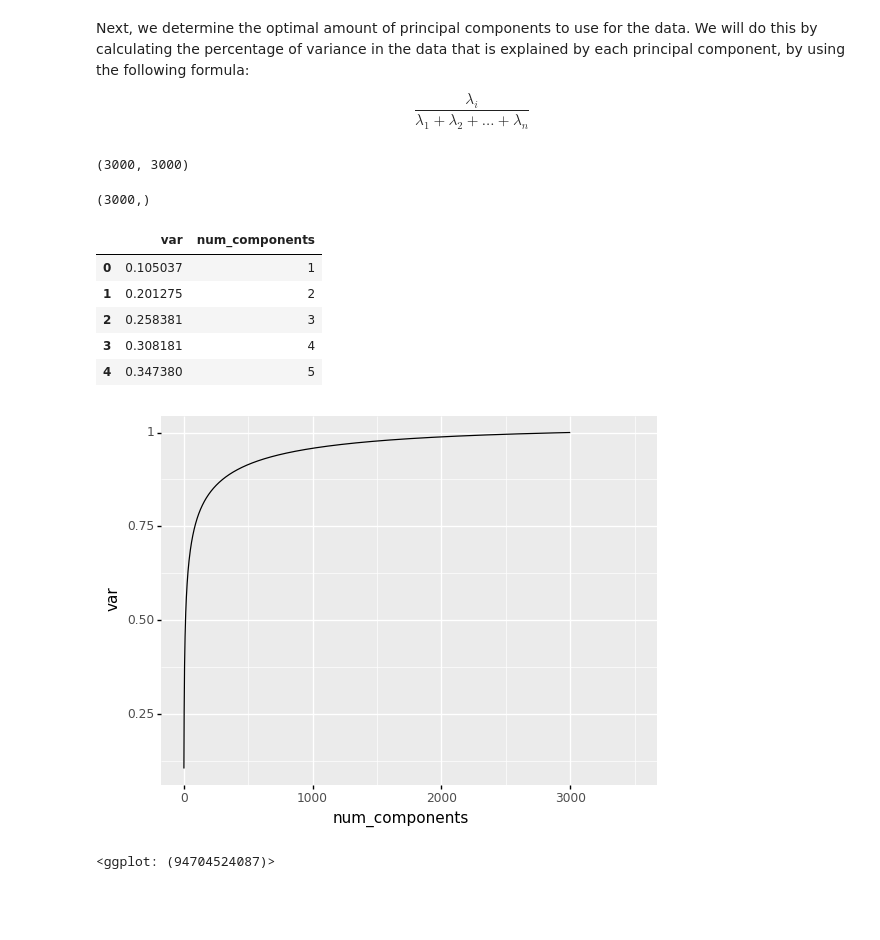
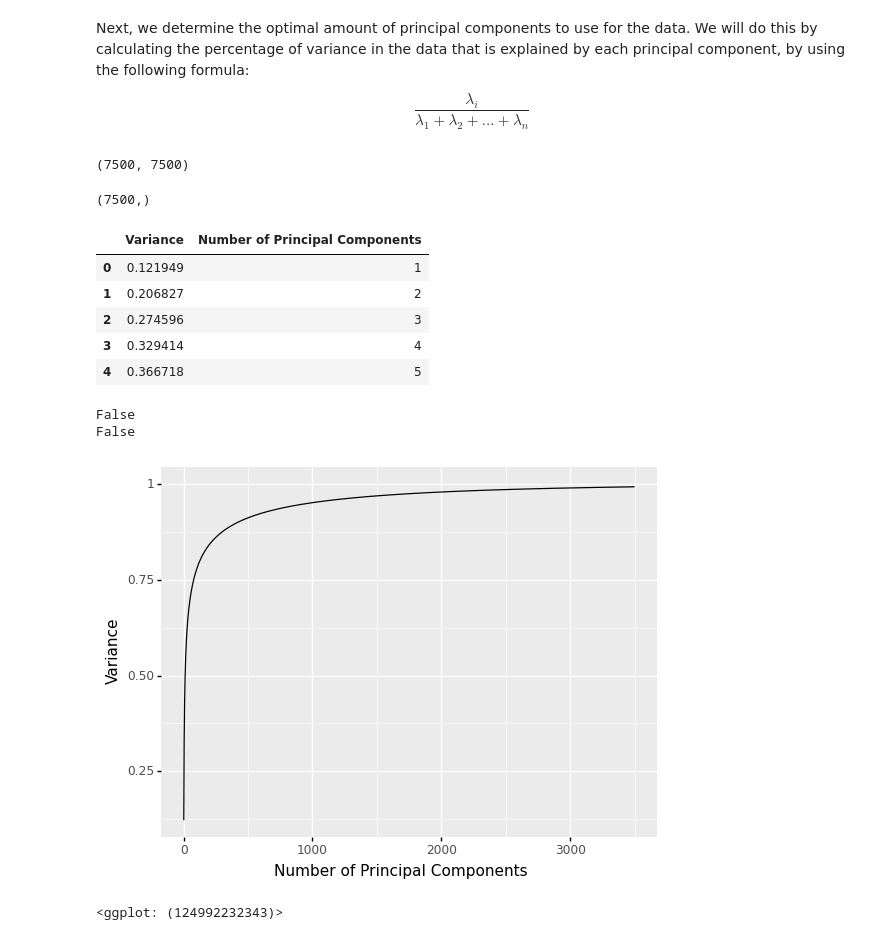
Before and after one commit to Sgipn/Vehicle_Classification, a Jupyter notebook: notebooks/project_draft.ipynb, the cells around one changed output. Saved outputs shown, nothing was run; the diff lists cells and outputs as text; code cells hidden in the pictures; blank space fills up the shorter version.

Commit message:
dat to nxp, standardize by col, set relative paths

```diff
--- a/notebooks/project_draft.ipynb
+++ b/notebooks/project_draft.ipynb
@@ -175,10 +179,10 @@ img_array = img_array.astype("float32")
 savez_compressed("img_array.npz", img_array)
 # %%
 #load in data matrix:
-dat = np.load("C:/Users/Workman/Documents/STA142A_W22/img_array.npz")
+dat = np.load("img_array.npz")
 
 #extract data matrix from npz file:
-dat = dat["arr_0"].T
+dat = dat["arr_0"]
 # %%
 print(np.shape(dat))
 #convert datatype to float32:
@@ -200,11 +199,9 @@ np.all(dat) == np.all(dat.T)
 # %% [output]
 True
 # %%
-#subtract column means from respective columns:
-dat_mean = dat - np.mean(dat, axis = 0)
-dat_mean = dat_mean
-print(1)
+#standardize each value by its column mean and column standard deviation:
+dat_standard = (dat - np.mean(dat, axis = 0))/np.std(dat,axis=0)
 #calculate covariance matrix of meaned data:
-cov_mat = np.cov(dat_mean, rowvar = False)
+cov_mat = np.cov(dat_standard, rowvar = False)
 print(np.shape(cov_mat))
 # %% [output]
@@ -213,6 +209,6 @@ print(np.shape(cov_mat))
 # %%
-#compute eigenvalues and eigenvectors of covariance matrix:
-evals, evecs = sp.sparse.linalg.eigsh(cov_mat, k = 3000, tol = 1e-5)
+# Compute eigenvalues and eigenvectors of covariance matrix:
+evals, evecs = np.linalg.eig(cov_mat) #, k = 3000, tol = 1e-5
 print(3)
 #order the eigenvalues/vectors in descending order:
 index = np.argsort(evals)[::-1]
@@ -235,34 +252,40 @@ var_explained = [var_func(evals_sort) for i in evals_sort]
 # %%
 print(np.shape(var_explained))
 # %% [output]
-(3000, 3000)
+(7500, 7500)
 # %%
 var_explained = np.cumsum(var_explained[0])
 print(np.shape(var_explained))
 # %% [output]
-(3000,)
+(7500,)
 # %%
 plot_df = pd.DataFrame(data = {
-    "var":np.real(var_explained),
-    "num_components": list(range(1,len(var_explained)+1))
+    "Variance":np.real(var_explained),
+    "Number of Principal Components": list(range(1,len(var_explained)+1))
 })
 
 plot_df.head()
 # %% [output]
-|  | var | num_components |
-| 0 | 0.105037 | 1 |
-| 1 | 0.201275 | 2 |
-| 2 | 0.258381 | 3 |
-| 3 | 0.308181 | 4 |
-| 4 | 0.347380 | 5 |
+|  | Variance | Number of Principal Components |
+| 0 | 0.121949 | 1 |
+| 1 | 0.206827 | 2 |
+| 2 | 0.274596 | 3 |
+| 3 | 0.329414 | 4 |
+| 4 | 0.366718 | 5 |
+# %%
+print(plot_df['Number of Principal Components'].isnull().values.any())
+print(plot_df['Variance'].isnull().values.any())
+# %% [output]
+False
+False
 # %%
-#create plot:
+#: Variance against Number of Principal Components
 var_plot = p9.ggplot(data = plot_df)
-var_plot += p9.aes(x = "num_components", y = "var")
+var_plot += p9.aes(x = "Number of Principal Components", y = "Variance")
 var_plot += p9.geom_line()
 var_plot += p9.xlim(0,3500)
 
 var_plot
 # %% [output]
-[figure, old version]
+[figure, new version]
-<ggplot: (94704524087)>
+<ggplot: (124992232343)>
```
Also changed, not shown: parts of 12 cells of this notebook.
